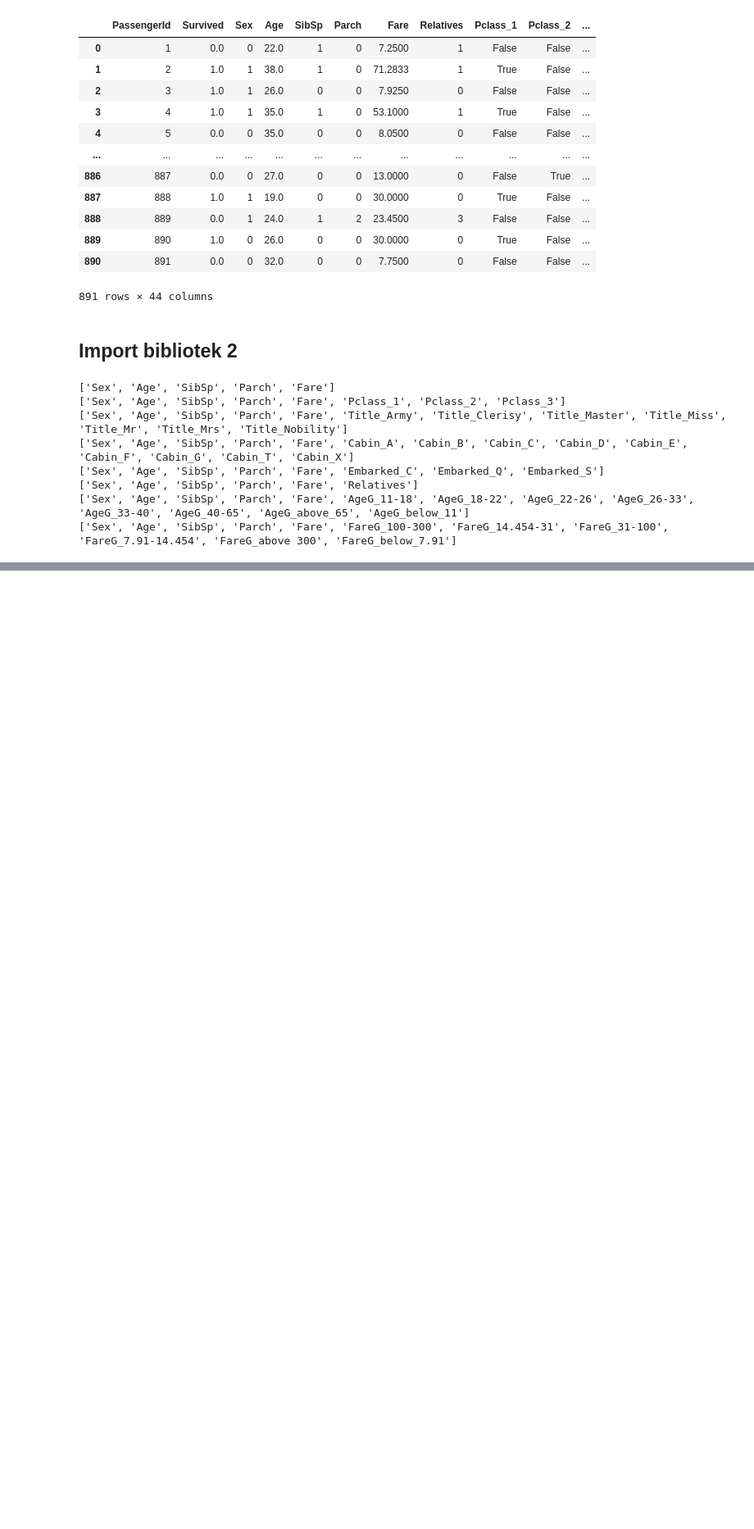
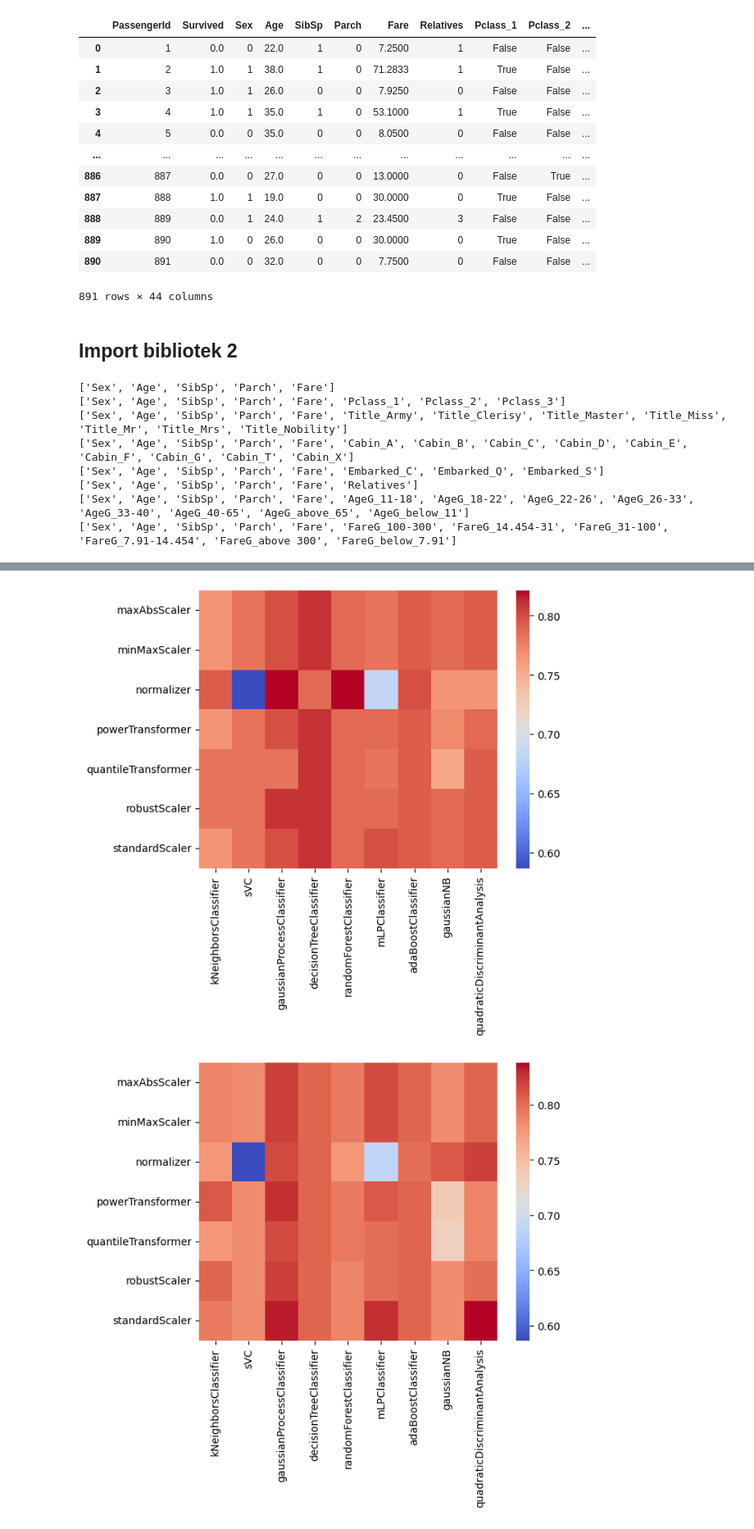
Before and after one commit to Aszlas545/Data_Science, a Jupyter notebook: Predicting Sruvival.ipynb, the cells around one changed output, grey strips where cells are left out. Shown at 82% size. Cells and saved outputs as stored; diff of their text form; code cells hidden in the pictures; blank space fills up the shorter version.

```diff
--- a/Predicting Sruvival.ipynb
+++ b/Predicting Sruvival.ipynb
@@ -96,16 +98,6 @@ for l in features_list:
 ['Sex', 'Age', 'SibSp', 'Parch', 'Fare', 'AgeG_11-18', 'AgeG_18-22', 'AgeG_22-26', 'AgeG_26-33', 'AgeG_33-40', 'AgeG_40-65', 'AgeG_above_65', 'AgeG_below_11']
 ['Sex', 'Age', 'SibSp', 'Parch', 'Fare', 'FareG_100-300', 'FareG_14.454-31', 'FareG_31-100', 'FareG_7.91-14.454', 'FareG_above 300', 'FareG_below_7.91']
 # %%
-X_train, X_test, y_train, y_test = train_test_split(df, df['Survived'], test_size=0.2, random_state=42)
+X_train, X_test, y_train, y_test = train_test_split(df[features], df['Survived'], test_size=0.2, random_state=42)
 scaler = MinMaxScaler()
 classifier = KNeighborsClassifier(n_neighbors=5)
-# %%
-scaler.fit(X_train[features])
-train_data = scaler.transform(X_train[features])
-classifier.fit(train_data, y_train)
-
-test_data = scaler.transform(X_test[features])
-output = classifier.predict(test_data)
-
-accuracy = accuracy_score(y_test, output)
-print("Accuracy:", accuracy)
@@ -116,15 +103,0 @@ Należy zwrócić uwagę na to, że w przypapdku Fare oraz Age mająbardzo duży
-# %%
-X_train, X_test, y_train, y_test = train_test_split(df, df['Survived'], test_size=0.2, random_state=42)
-scaler = MinMaxScaler()
-classifier = KNeighborsClassifier(n_neighbors=5)
-# %%
-features = ['Pclass', 'Sex', 'Age_group', 'SibSp', 'Parch', 'Fare', 'Embarked']
-scaler.fit(X_train[features])
-train_data = scaler.transform(X_train[features])
-classifier.fit(train_data, y_train)
-
-test_data = scaler.transform(X_test[features])
-output = classifier.predict(test_data)
-
-accuracy = accuracy_score(y_test, output)
-print("Accuracy:", accuracy)
@@ -236,0 +253,7 @@ heat_map = sns.heatmap(score_df, cmap="coolwarm")
+# %%
+for score_df in score_dfs:
+    heatmap = sns.heatmap(score_df, cmap="coolwarm")
+    plt.show()
+# %% [output]
+[figure, added]
+[figure, added]
```
Also changed, not shown: parts of 9 cells of this notebook.
